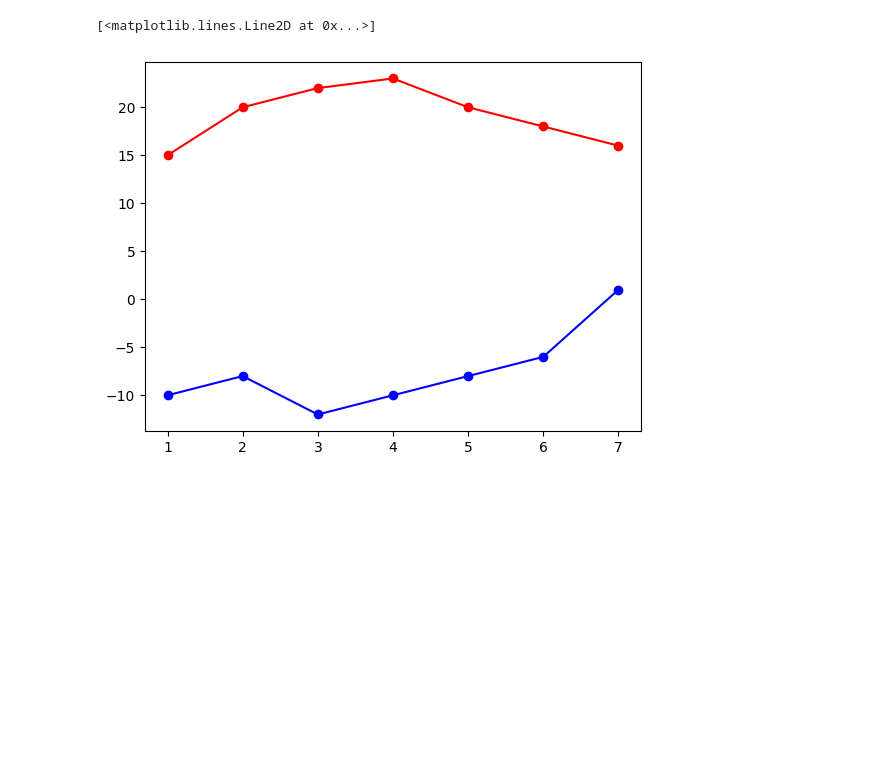
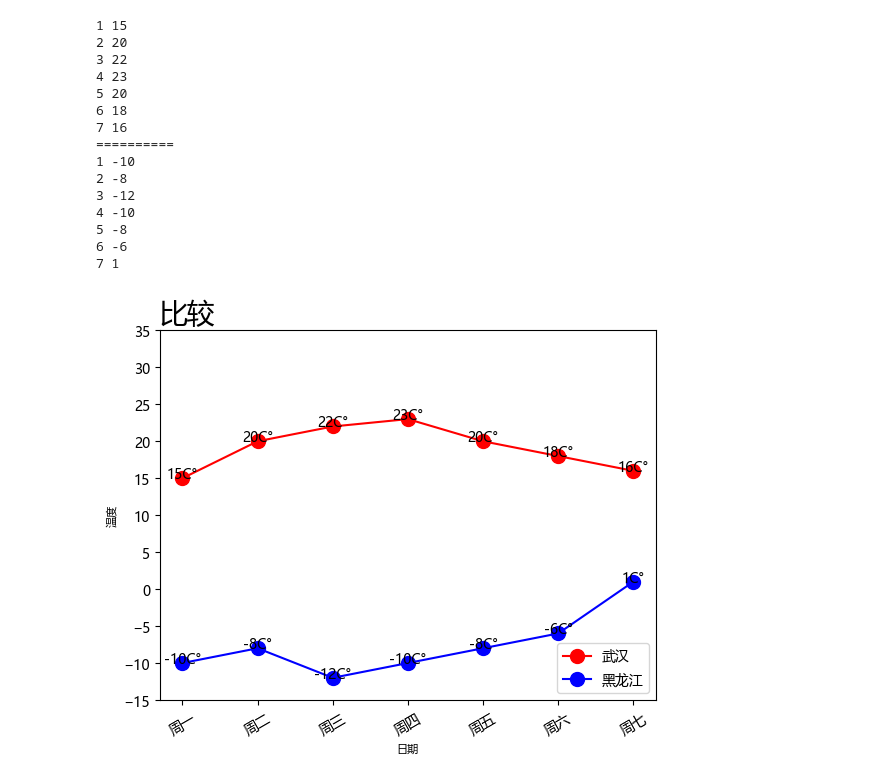
Before and after one commit to Finneas179/python, a Jupyter notebook: 上课/数据分析/matplotlib/案例.ipynb, the cells around one changed output. Drawn from its saved outputs; the diff is of its cells as text; code cells hidden in the pictures; blank space fills up the shorter version.

```diff
--- a/上课/数据分析/matplotlib/案例.ipynb
+++ b/上课/数据分析/matplotlib/案例.ipynb
@@ -3,10 +4,41 @@ import matplotlib.pyplot as plt
 # %%
 fig,ax=plt.subplots()
+plt.rcParams['font.sans-serif']=['Microsoft YaHei']
 x=list(range(1,8))
 wuhan=[15,20,22,23,20,18,16]
 hei=[-10,-8,-12,-10,-8,-6,1]
-ax.plot(x,wuhan,color='r',linestyle='-',marker='o')
-ax.plot(x,hei,color='b',linestyle='-',marker='o')
+ax.plot(x,wuhan,color='r',marker='o',alpha=1,markersize=10,linestyle='-',label='武汉')
+ax.plot(x,hei,color='b',linestyle='-',marker='o',markersize=10,label='黑龙江')
+plt.title('比较',loc='left',fontsize=20)
+plt.xlabel('日期',fontsize=8)
+plt.ylabel('温度',fontsize=8)
+plt.legend(loc=4)
+xticks=['周一','周二','周三','周四','周五','周六','周七']
+plt.xticks(x,xticks,rotation=30)
+#x原来,xticks修改,rotation倾斜的角度
+yticks=list(range(-15,40,5))
+plt.yticks(yticks)
+for i,j in zip(x,wuhan):
+    print(i,j)
+    plt.text(i,j,f'{j}C°',horizontalalignment='center')
+print('==========')
+for i,j in zip(x,hei):
+    print(i,j)
+    plt.text(i,j,f'{j}C°',horizontalalignment='center')
 # %% [output]
-[<matplotlib.lines.Line2D at 0x...>]
+1 15
+2 20
+3 22
+4 23
+5 20
+6 18
+7 16
+==========
+1 -10
+2 -8
+3 -12
+4 -10
+5 -8
+6 -6
+7 1
-[figure, old version]
+[figure, new version]
```
Also changed, not shown: parts of 1 cell of this notebook.
